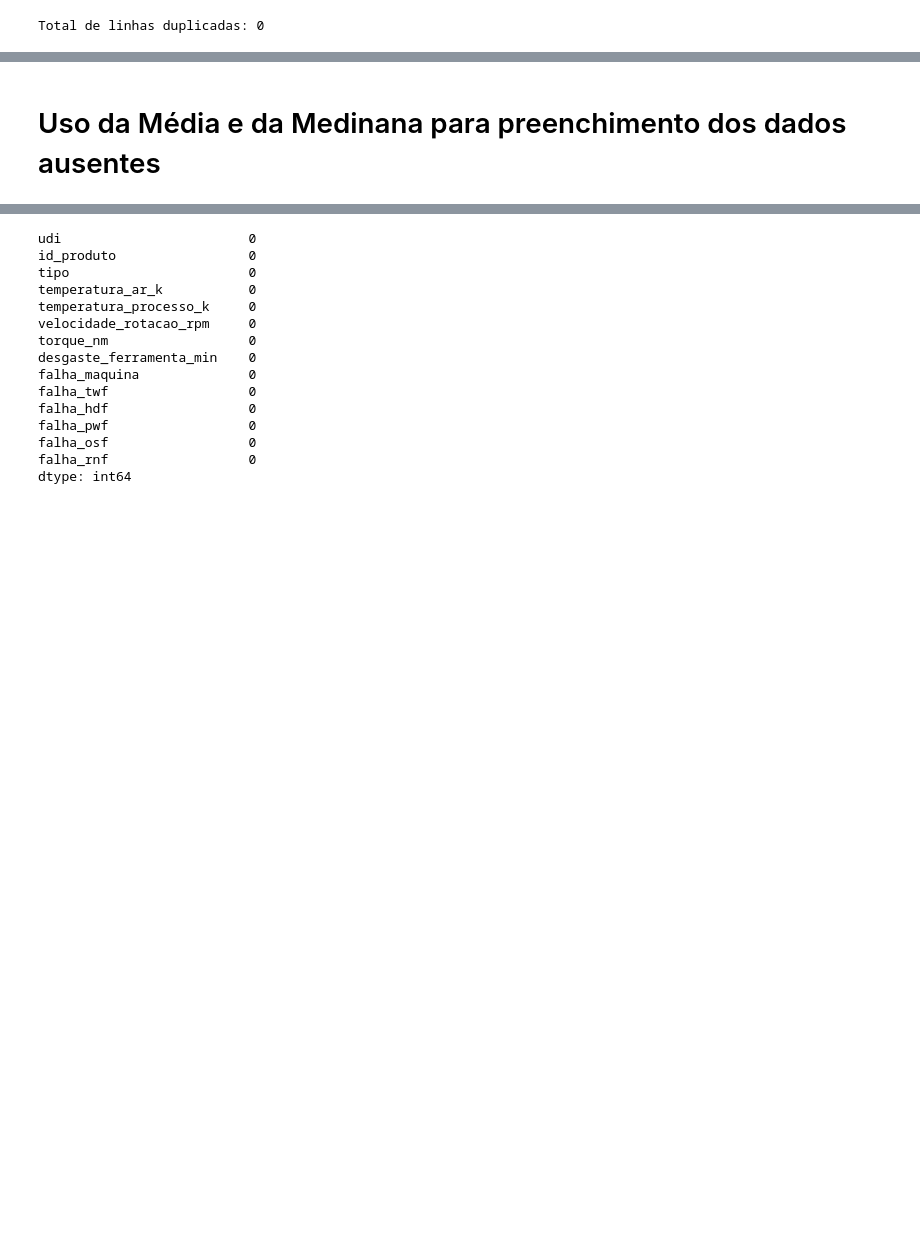
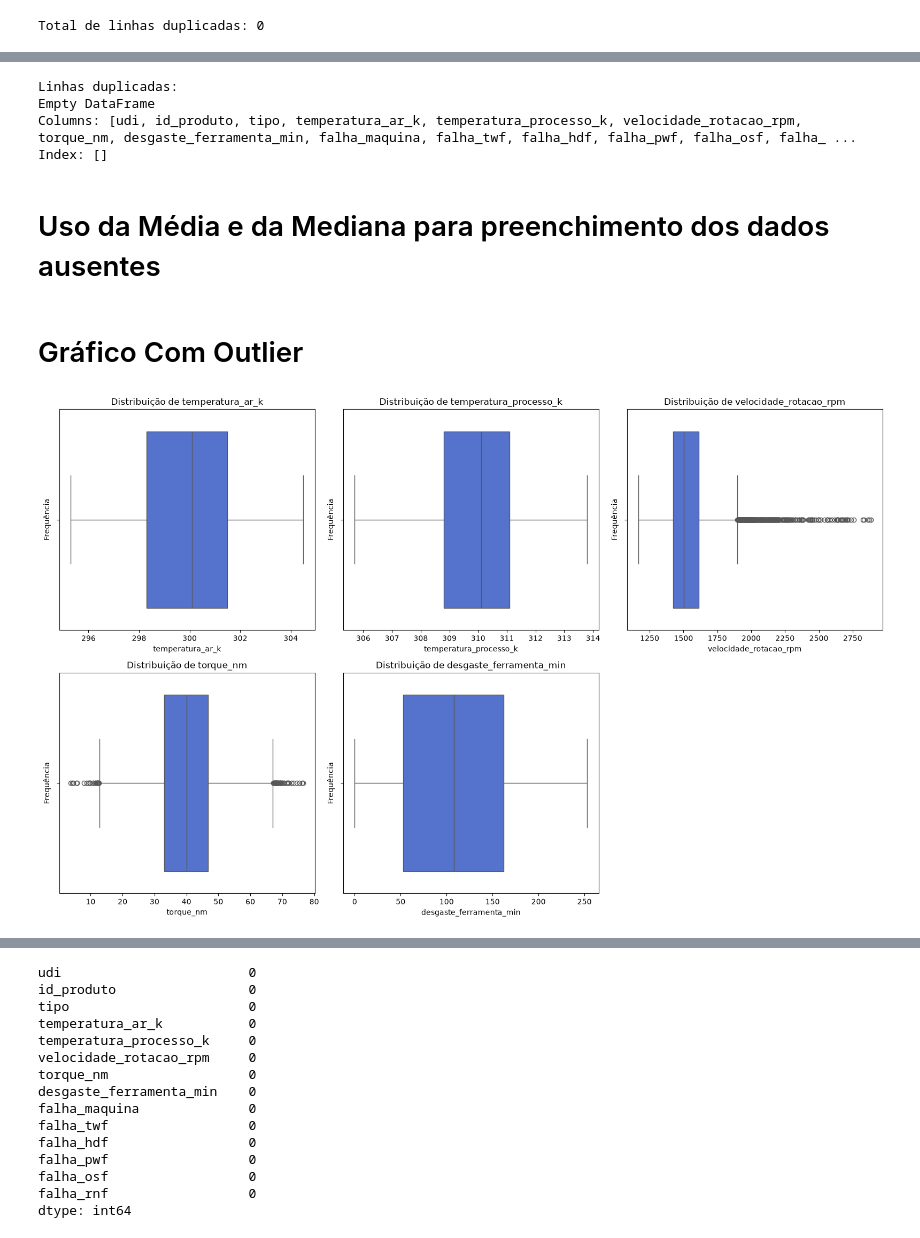
Before and after one commit to Carlos779-cloud/Projeto_Final, a Jupyter notebook: main.ipynb, the cells around one changed output, grey strips where cells are left out. Saved outputs shown, nothing was run; the diff lists cells and outputs as text; code cells hidden in the pictures; blank space fills up the shorter version.

```diff
--- a/main.ipynb
+++ b/main.ipynb
@@ -245,2 +238,11 @@ Index: []
+# %%
+# Exibe as linhas duplicadas no DataFrame
+linhas_duplicadas = df_limpo[df_limpo.duplicated(keep=False)]
+print(f'Linhas duplicadas:\n{linhas_duplicadas}')
+# %% [output]
+Linhas duplicadas:
+Empty DataFrame
+Columns: [udi, id_produto, tipo, temperatura_ar_k, temperatura_processo_k, velocidade_rotacao_rpm, torque_nm, desgaste_ferramenta_min, falha_maquina, falha_twf, falha_hdf, falha_pwf, falha_osf, falha_ ...
+Index: []
 # %% [markdown]
-# Uso da Média e da Medinana para preenchimento dos dados ausentes
+# Uso da Média e da Mediana para preenchimento dos dados ausentes
@@ -252,0 +249,25 @@ df_limpo['torque_nm'] = df_limpo['torque_nm'].fillna(mediana_torque)
+# %% [markdown]
+# Gráfico Com Outlier
+# %%
+outlier_colunas_sensores = [
+    'temperatura_ar_k',
+    'temperatura_processo_k',
+    'velocidade_rotacao_rpm',
+    'torque_nm',
+    'desgaste_ferramenta_min'
+]
+
+plt.figure(figsize=(16, 10))
+
+for i, coluna in enumerate(colunas_sensores, 1):
+    plt.subplot(2, 3, i)
+    sns.boxplot(data=df, x=coluna, color='royalblue', showfliers=True)
+    plt.title(f'Distribuição de {coluna}', fontsize=12)
+    plt.xlabel(coluna, fontsize=10)
+    plt.ylabel('Frequência', fontsize=10)
+
+plt.tight_layout()
+plt.savefig('04_boxplot_sensores_com_outliers.png', dpi=300, bbox_inches='tight')
+plt.show()
+# %% [output]
+[figure, added]
```
Also changed, not shown: parts of 18 cells of this notebook, 3 other files.
